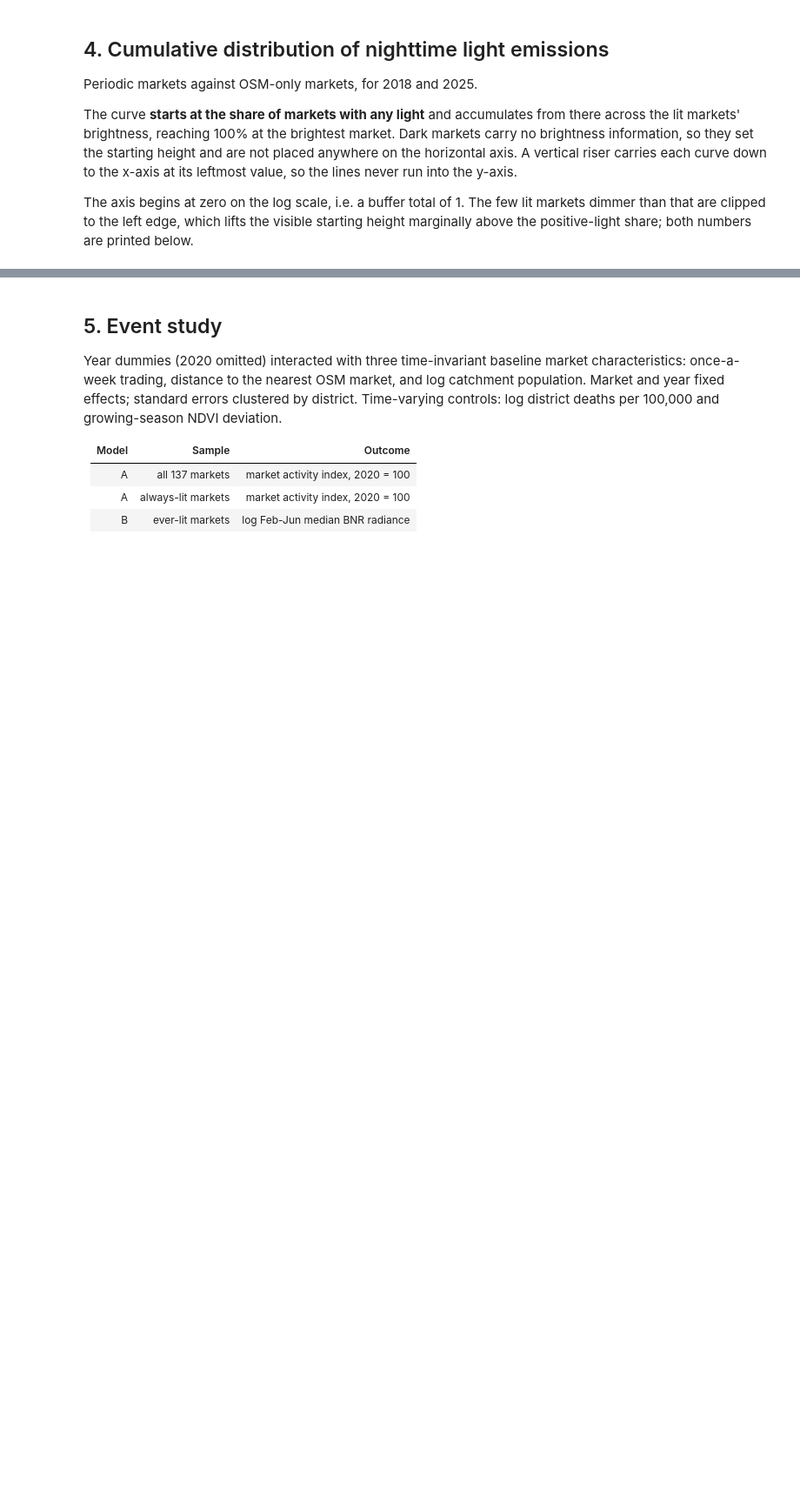
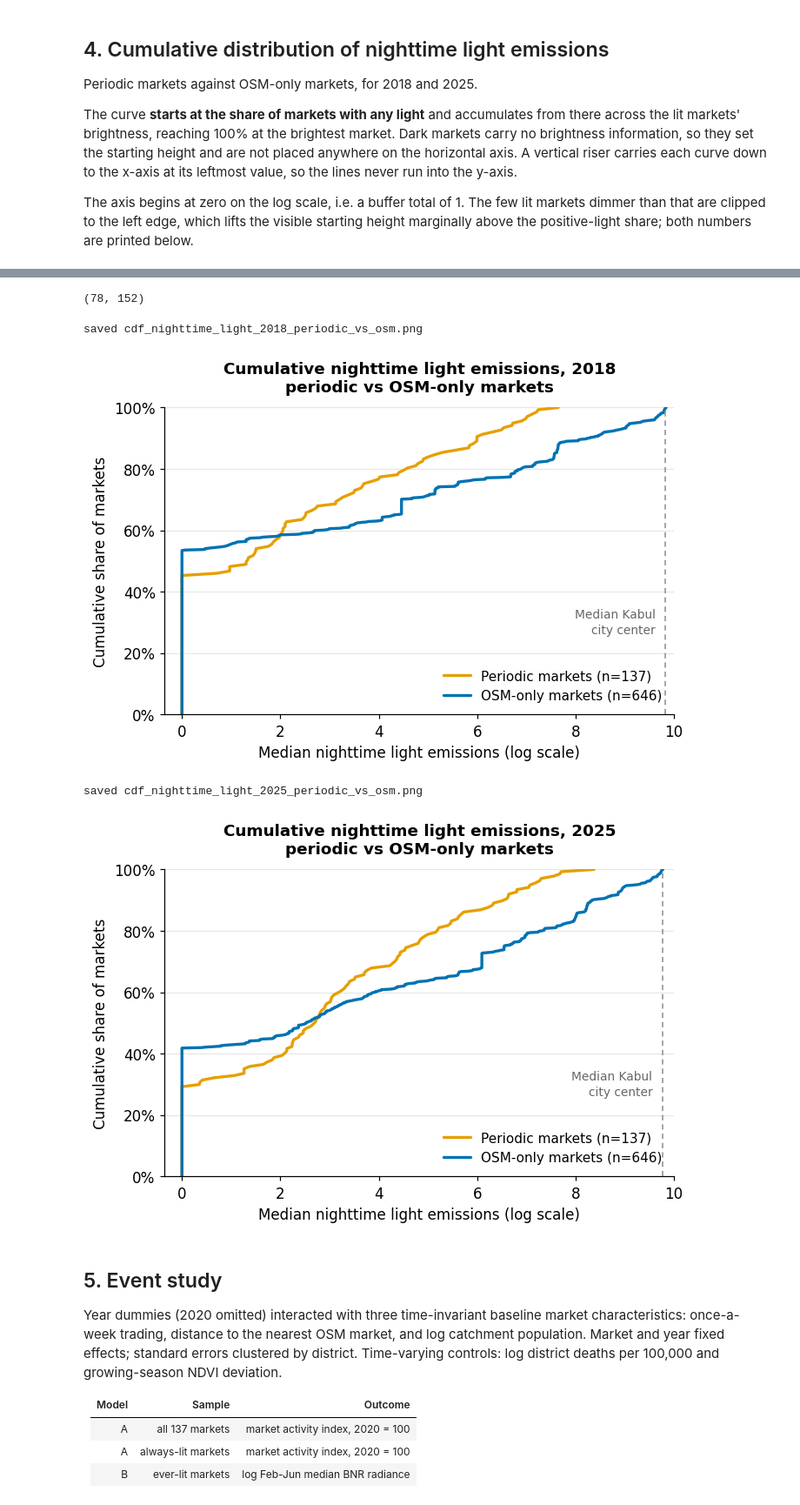
Before and after one commit to obcabanillas/MAI_PAPER, a Jupyter notebook: code_paper/Results_paper.ipynb, the cells around one changed output, grey strips where cells are left out. Shown at 87% size. Drawn from its saved outputs; the diff is of its cells as text; code cells hidden in the pictures; blank space fills up the shorter version.

Commit message:
NTL figures upadted

```diff
--- a/code_paper/Results_paper.ipynb
+++ b/code_paper/Results_paper.ipynb
@@ -306,3 +238,74 @@ plt.show()
+# %%
+ntl[(ntl['group'] == 'Periodic') & (ntl['light_2018'] != 0)].shape
+# %% [output]
+(78, 152)
+# %%
+'''
+Cumulative distribution of nighttime light emissions across markets
+'''
+import seaborn as sns
+from matplotlib.ticker import PercentFormatter, MultipleLocator
+
+def draw_cdf(year, out_path):
+        col = "light_%d" % year
+
+        floor = 1.0 # clip zero/near-zero-light markets to the plot's left edge, log = 0
+
+        kabul_x = np.log(KABUL_REF[year])
+
+        fig, ax = plt.subplots(figsize=(6.5, 4.5))
+
+        series = [("Periodic", "Periodic markets", ORANGE),
+                  ("OSM only", "OSM-only markets", BLUE)]
+
+        for grp, lab, color in series:
+            vals = ntl[ntl['group'] == grp][col].copy(deep=True)
+            n = len(vals)
+            vals = vals.fillna(0)
+            vals = np.sort(vals.values)
+            cum_share = np.arange(1, len(vals) + 1) / len(vals)
+
+            vals = np.log(np.clip(vals, floor, None))
+            # Vertical riser at x=0 carrying the curve down to the x-axis.
+            ax.plot(np.concatenate([[0.0], vals]),
+                    np.concatenate([[0.0], cum_share]),
+                    color=color, linewidth=2.2, solid_capstyle="round",
+                    label="%s (n=%d)" % (lab, n))
+
+        # Kabul reference marker.
+        ax.axvline(kabul_x, color="0.55", linestyle=(0, (4, 3)), linewidth=1)
+        ax.text(kabul_x - 0.2, 0.30, "Median Kabul\ncity center",
+                color="0.4", fontsize=9, va="center", ha="right", linespacing=1.3)
+
+        ax.set_title("Cumulative nighttime light emissions, %d\n"
+                     "periodic vs OSM-only markets" % year,
+                     fontsize=12, fontweight="semibold", pad=12)
+        ax.set_xlim(-0.35, np.ceil(kabul_x))
+        ax.set_ylim(0, 1.0)
+        ax.set_xlabel("Median nighttime light emissions (log scale)")
+        ax.set_ylabel("Cumulative share of markets")
+
+        ax.yaxis.set_major_formatter(PercentFormatter(xmax=1.0, decimals=0))
+        ax.yaxis.set_major_locator(MultipleLocator(0.2))
+        ax.xaxis.set_major_locator(MultipleLocator(2))
+        ax.grid(axis="y", color="0.9", linewidth=0.8)
+        ax.set_axisbelow(True)
+
+        ax.legend(loc="lower right", frameon=False, fontsize=10)
+        sns.despine()
+        fig.tight_layout()
+        fig.savefig(out_path, dpi=200, bbox_inches="tight")
+        print("saved", os.path.basename(out_path))
+        plt.show()
+
+for y in FIG_YEARS:
+    draw_cdf(y, os.path.join(OUT_FIG, "cdf_nighttime_light_%d_periodic_vs_osm.png" % y))
+plt.show()
+# %% [output]
+saved cdf_nighttime_light_2018_periodic_vs_osm.png
+[figure, added]
+saved cdf_nighttime_light_2025_periodic_vs_osm.png
+[figure, added]
 # %% [markdown]
 ## 5. Event study
 
```
Also changed, not shown: parts of 2 cells of this notebook, 1 other file.
